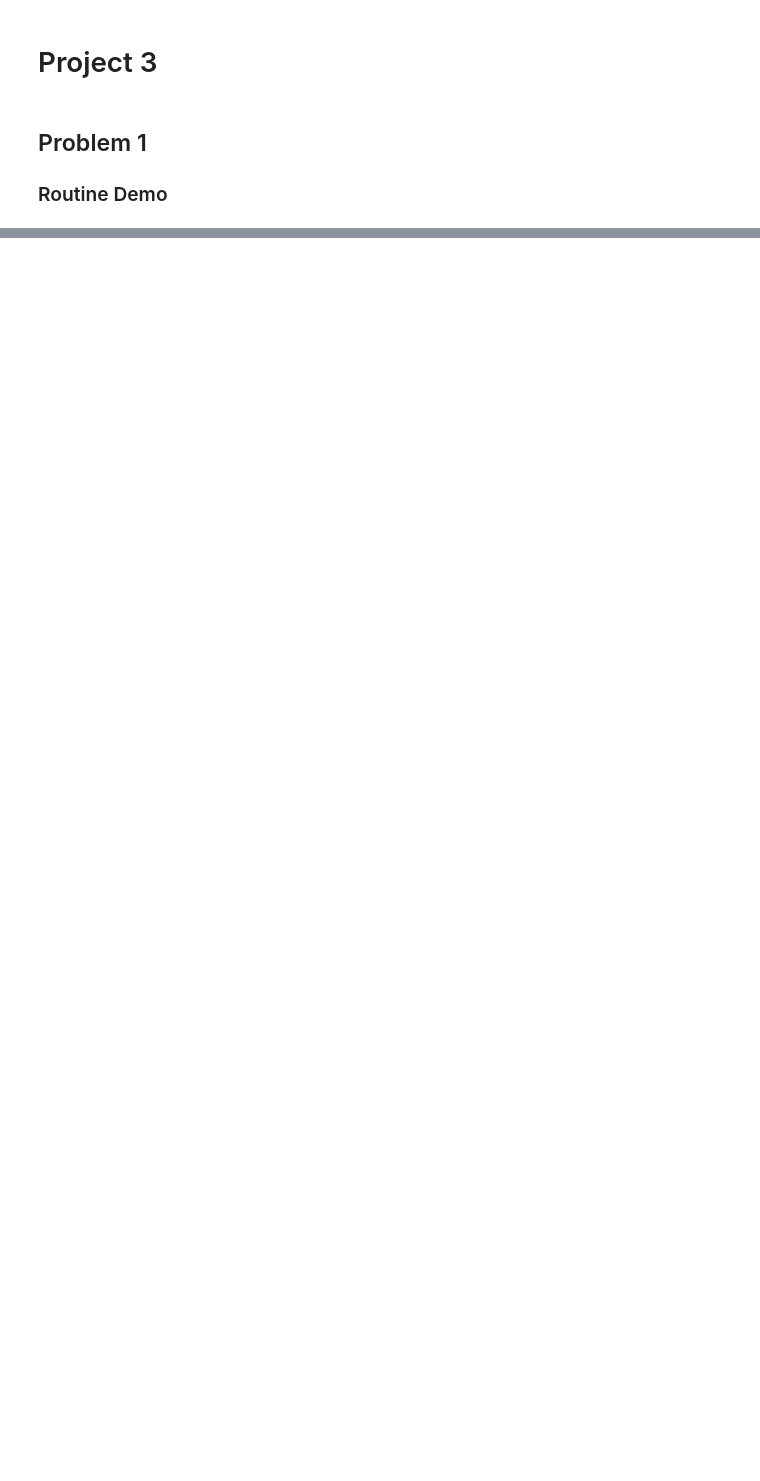
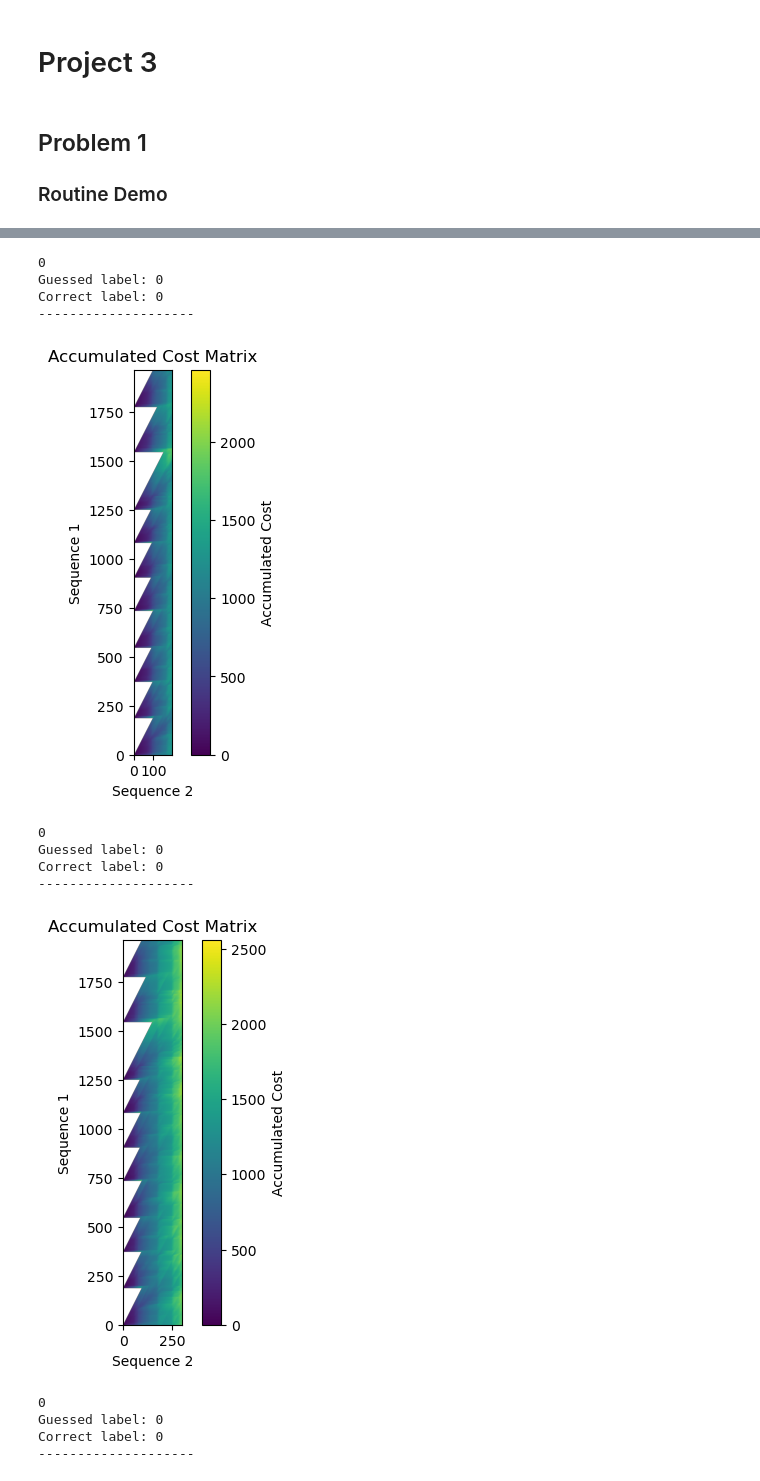
Before and after one commit to loeeeee/CS-304-Speech-Recognition-Code, a Jupyter notebook: src/loe-speech-recognition/project3_interface.ipynb, the cells around one changed output, grey strips where cells are left out. Drawn from its saved outputs; the diff is of its cells as text; code cells hidden in the pictures; blank space fills up the shorter version.

```diff
--- a/src/loe-speech-recognition/project3_interface.ipynb
+++ b/src/loe-speech-recognition/project3_interface.ipynb
@@ -246,0 +225,5 @@ AttributeError: 'list' object has no attribute 'shape'
+# %%
+train_directory = "../../recordings/voices/digits/train"
+train_data, train_labels = load_digit_data(train_directory)
+test_directory = "../../recordings/voices/digits/test"
+test_data, test_labels = load_digit_data(test_directory)
@@ -246,0 +275,39 @@ AttributeError: 'list' object has no attribute 'shape'
+# %%
+from dynamic_time_wrapping_2 import DynamicTimeWrapping
+prediction = []
+truth = []
+
+for test_datum, test_label in zip(test_data, test_labels):
+    dtw_mine = DynamicTimeWrapping(train_data, test_datum)
+    index, min_distance = dtw_mine.search()
+    print(index)
+    print(f"Guessed label: {train_labels[index]}")
+    print(f"Correct label: {test_label}")
+    print("--------------------")
+    prediction.append(train_labels[index])
+    truth.append(test_label)
+
+    plt.figure(figsize=(5, 5))
+    plt.imshow(dtw_mine._cost_matrix, origin='lower', cmap='viridis')
+    plt.title('Accumulated Cost Matrix')
+    plt.xlabel('Sequence 2')
+    plt.ylabel('Sequence 1')
+    plt.colorbar(label='Accumulated Cost')
+    plt.show()
+
+plot_confusion_matrix(truth, prediction, [str(i) for i in range(10)])
+# %% [output]
+0
+Guessed label: 0
+Correct label: 0
+--------------------
+[figure, added]
+0
+Guessed label: 0
+Correct label: 0
+--------------------
+[figure, added]
+0
+Guessed label: 0
+Correct label: 0
+--------------------
```
Also changed, not shown: parts of 14 cells of this notebook, 2 other files.
